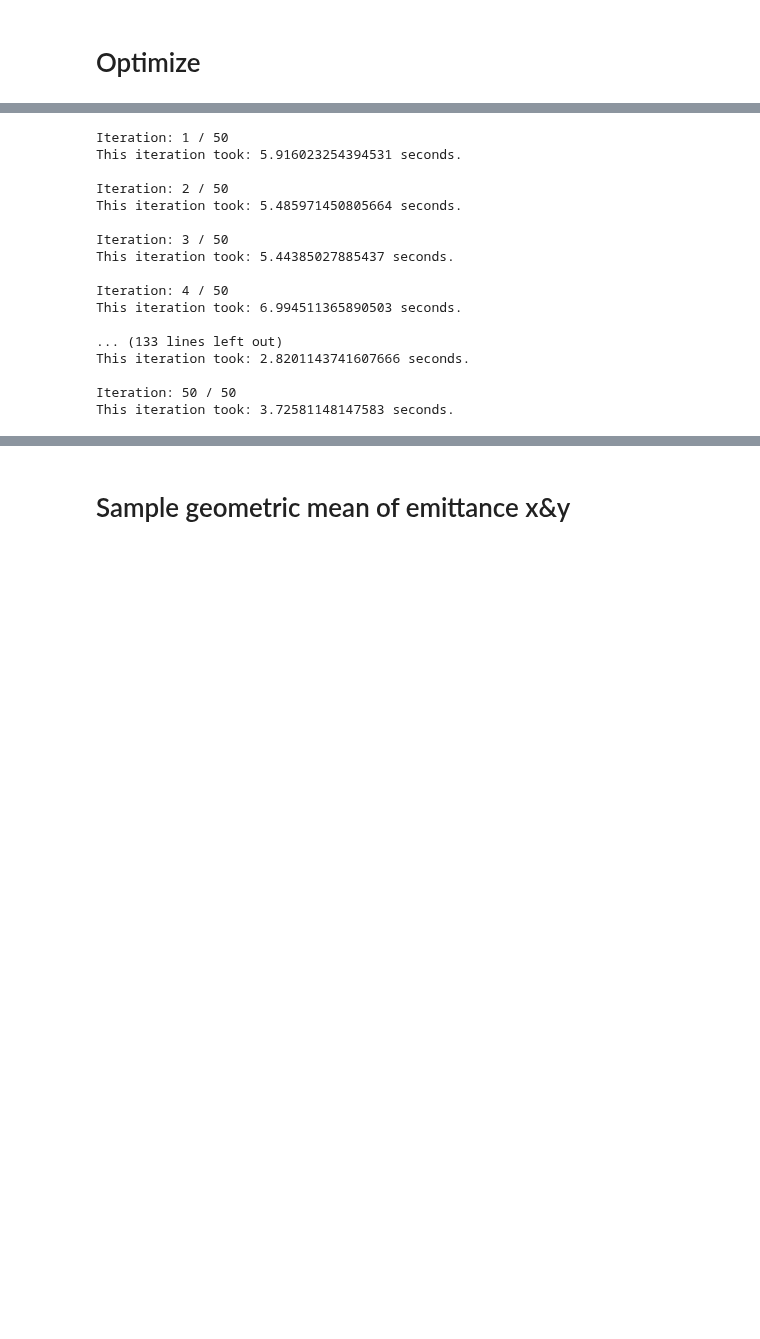
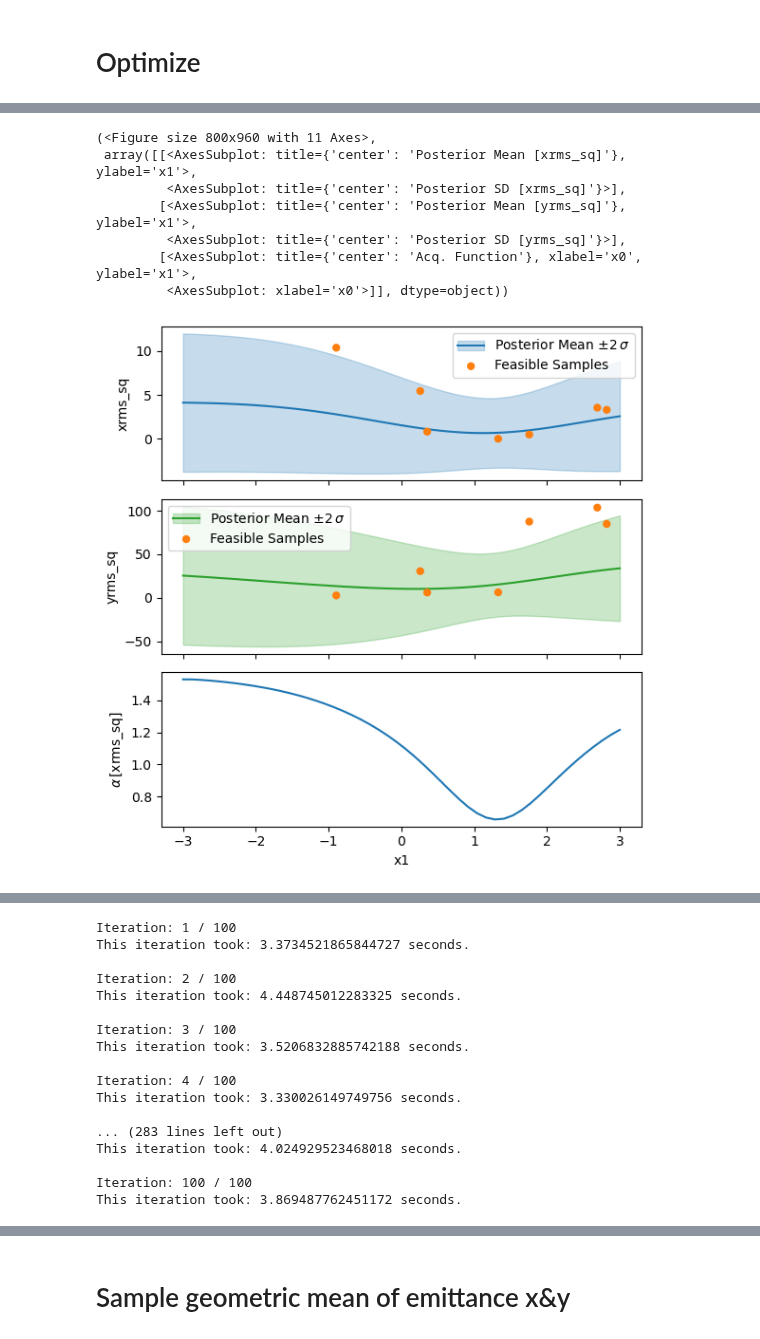
Before and after one commit to roussel-ryan/emitopt, a Jupyter notebook: examples/bax-emittance-xy-minimization-toy-model-THINQUAD.ipynb, the cells around one changed output, grey strips where cells are left out. Cells and saved outputs as stored; diff of their text form; code cells hidden in the pictures; blank space fills up the shorter version.

```diff
--- a/examples/bax-emittance-xy-minimization-toy-model-THINQUAD.ipynb
+++ b/examples/bax-emittance-xy-minimization-toy-model-THINQUAD.ipynb
@@ -90,27 +97,29 @@ sim = BeamSim(bunch_params=BUNCH_PARAMS0, beamline_info=CONFIG['beamline_info'])
 var_names = ['x' + str(i) for i in range(ndim)]
 meas_param = var_names[meas_dim]
 
-scale = 1.e7
+scale = 1.e3
 def measure_beamsize(input_dict):
     x_tuning = torch.tensor([])
     for key in input_dict.keys():
         if key is not meas_param:
             x_tuning = torch.cat((x_tuning, torch.tensor([input_dict[key]])))
     rms_beamsizes0 = np.array(sim.beam_size_meas(input_dict[meas_param]))
-    detuning_scale = 1. + x_tuning.abs().sum().cpu()
+    detuning_scale = 1. + 1*x_tuning.abs().sum().cpu()
     xrms, yrms = detuning_scale * rms_beamsizes0
-    return {'xrms_sq': float(xrms)**2.*scale,
-            'yrms_sq': float(yrms)**2.*scale} # mean-square beam sizes in mm squared
+    return {'xrms_sq': (float(xrms)*scale)**2.,
+            'yrms_sq': (float(yrms)*scale)**2.} # mean-square beam sizes in mm squared
 
 from emitopt.utils import get_quad_scale_factor
 scale_factor = get_quad_scale_factor(E=.08, q_len=q_len)
 # scale_factor = 1.
-q = torch.linspace(-3,3,11)
-bss = torch.tensor([np.array(sim.beam_size_meas(v))**2*scale for v in q.numpy()]).T
+q = torch.linspace(-3,3,20)
+bs = torch.tensor([np.array(sim.beam_size_meas(v))*scale for v in q.numpy()]).T
+print(bs)
 k = scale_factor*q
 ks = torch.stack((k,-k))
 rmats = torch.stack((rmat_x, rmat_y))
-emit, bmag, sig, is_valid = compute_emit_bmag(ks, bss, q_len, rmats, thick=thick_quad)
+emit, bmag, sig, is_valid = compute_emit_bmag(ks, bs**2, q_len, rmats, thick=True)
+print(emit[0], emit[1])
 gt_emit_min = (emit[0]*emit[1]).sqrt()
 def ground_truth_geometric_mean_emittance(emit_min, x_tuning):
     detuning_scale = 1. + x_tuning.abs().sum(dim=1)
@@ -123,14 +139,13 @@ Ground truth minimum emit: tensor(0.6091)
 # %% [markdown]
 # Construct vocs
 # %%
-variables = {var_name: [-1.5,0.5] for var_name in var_names}
+variables = {var_name: [-5,2] for var_name in var_names}
 variables[meas_param] = [-3,3] #overwrite bounds for measurement parameter to capture minimum of single-quadrupole optical model
 
 #construct vocs
 vocs = VOCS(
     variables = variables,
     observables = ['xrms_sq', 'yrms_sq'],
-    objectives = {'xrms_sq': "MINIMIZE"}
 )
 
 print('variable_names =', vocs.variable_names)
@@ -242,0 +249,14 @@ optimizer.random_evaluate(n_obs_init)
+# %%
+from xopt.generators.bayesian.visualize import visualize_generator_model
+optimizer.generator.train_model()
+visualize_generator_model(optimizer.generator, variable_names=['x1'], reference_point={'x0':torch.tensor([0.]), 'x2':torch.tensor([0.]), 'x3':torch.tensor([0.])})
+visualize_generator_model(optimizer.generator, variable_names=['x0','x1'], reference_point={'x2':torch.tensor([0.]), 'x3':torch.tensor([0.])})
+# %% [output]
+(<Figure size 800x960 with 11 Axes>,
+ array([[<AxesSubplot: title={'center': 'Posterior Mean [xrms_sq]'}, ylabel='x1'>,
+         <AxesSubplot: title={'center': 'Posterior SD [xrms_sq]'}>],
+        [<AxesSubplot: title={'center': 'Posterior Mean [yrms_sq]'}, ylabel='x1'>,
+         <AxesSubplot: title={'center': 'Posterior SD [yrms_sq]'}>],
+        [<AxesSubplot: title={'center': 'Acq. Function'}, xlabel='x0', ylabel='x1'>,
+         <AxesSubplot: xlabel='x0'>]], dtype=object))
+[figure, added]
@@ -264,7 +285,7 @@ for i in range(1, n_iter+1):
     #extract GP models
     model = optimizer.generator.train_model()
     bax_model_ids = [optimizer.generator.vocs.output_names.index(name)
-                            for name in optimizer.generator.algorithm.model_names_ordered]
+                            for name in optimizer.generator.algorithm.observable_names_ordered]
     bax_model = model.subset_output(bax_model_ids)
     beam_size_model_x = bax_model.models[0]
     beam_size_model_y = bax_model.models[1]
@@ -289,20 +310,20 @@ for i in range(1, n_iter+1):
 #         plt.show()
 #         print('sample validity rate:', svr)
 # %% [output]
-Iteration: 1 / 50
-This iteration took: 5.916023254394531 seconds.
+Iteration: 1 / 100
+This iteration took: 3.3734521865844727 seconds.
 
-Iteration: 2 / 50
-This iteration took: 5.485971450805664 seconds.
+Iteration: 2 / 100
+This iteration took: 4.448745012283325 seconds.
 
-Iteration: 3 / 50
-This iteration took: 5.44385027885437 seconds.
+Iteration: 3 / 100
+This iteration took: 3.5206832885742188 seconds.
 
-Iteration: 4 / 50
-This iteration took: 6.994511365890503 seconds.
+Iteration: 4 / 100
+This iteration took: 3.330026149749756 seconds.
 
-... (133 lines left out)
-This iteration took: 2.8201143741607666 seconds.
+... (283 lines left out)
+This iteration took: 4.024929523468018 seconds.
 
-Iteration: 50 / 50
-This iteration took: 3.72581148147583 seconds.
+Iteration: 100 / 100
+This iteration took: 3.869487762451172 seconds.
```
Also changed, not shown: parts of 21 cells of this notebook, 6 other files.
